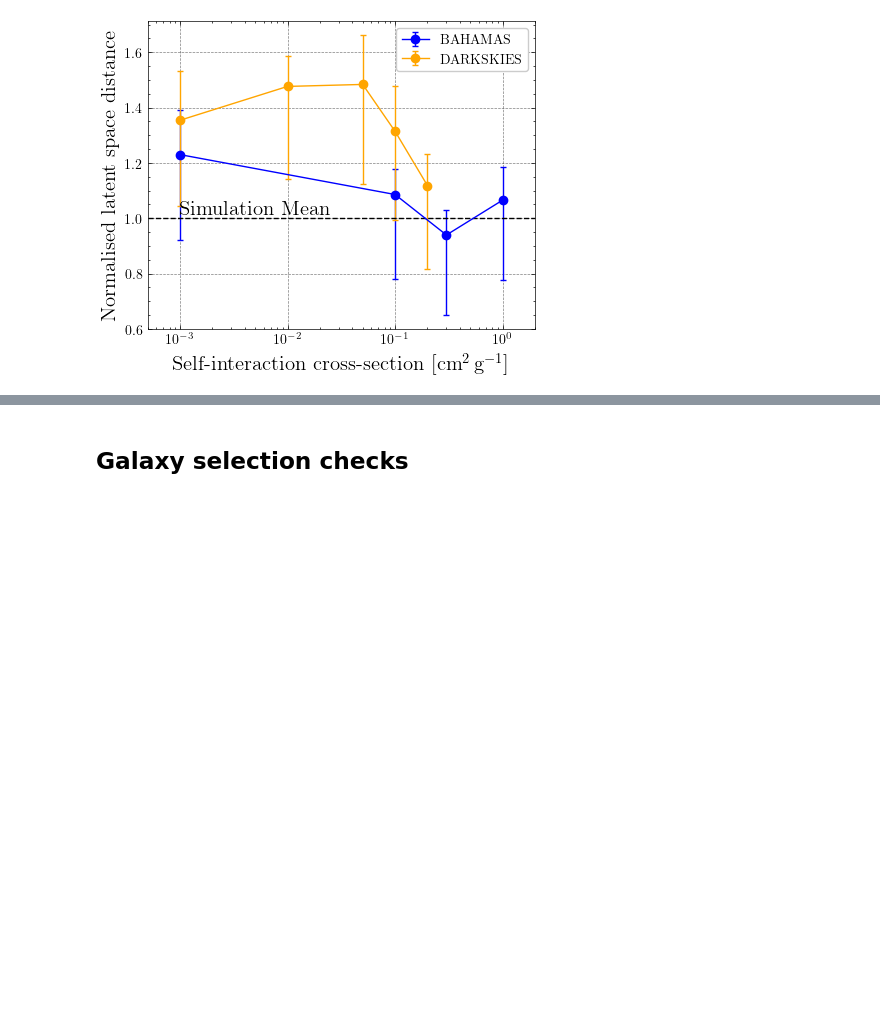
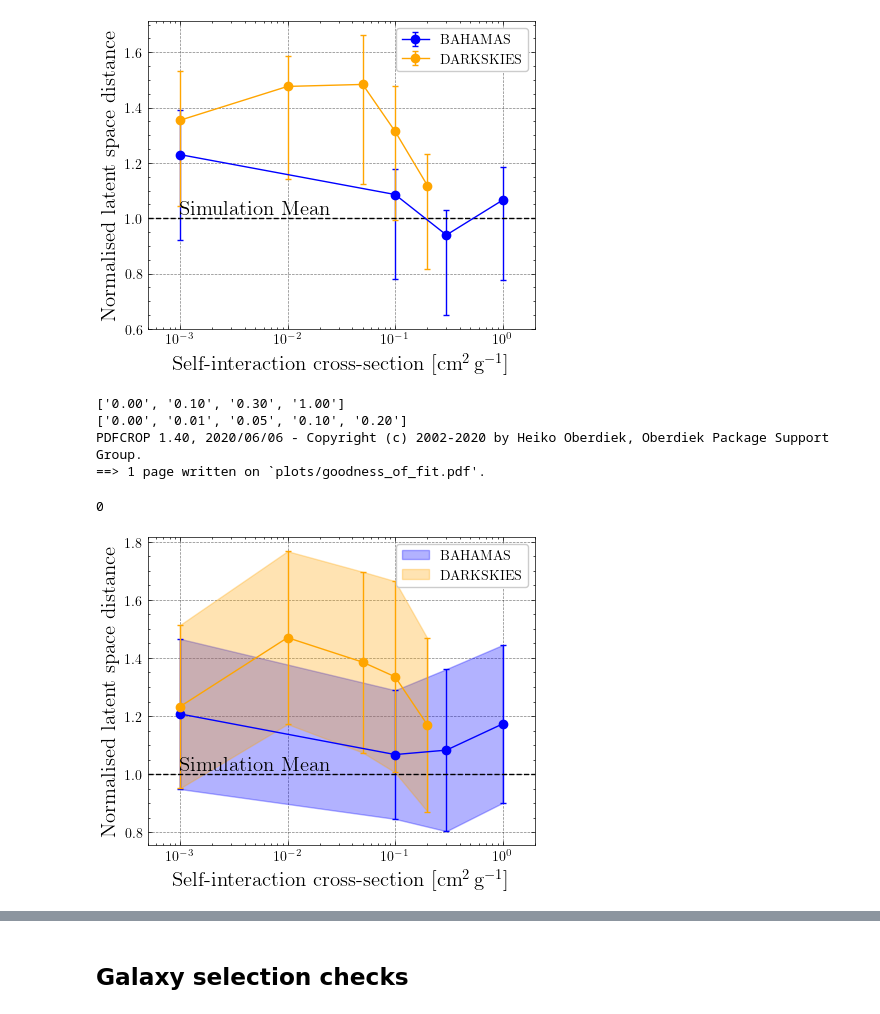
Before and after one commit to davidharvey1986/ml_a2744, a Jupyter notebook: notebooks/plots_for_paper.ipynb, the cells around one changed output, grey strips where cells are left out. Drawn from its saved outputs; the diff is of its cells as text; code cells hidden in the pictures; blank space fills up the shorter version.

```diff
--- a/notebooks/plots_for_paper.ipynb
+++ b/notebooks/plots_for_paper.ipynb
@@ -1357,9 +1382,20 @@ for tgt, iobs_dist in enumerate(obs_distance):
                 av_distances ,
                 err.T,
                 color=color[tgt],
-                fmt='-o', capsize=2,
-                label=domain[tgt]
+                fmt='-o', capsize=2
                )
+
+
+
+
+
+    #ax.fill_between(
+    #    cross,
+    #    av_distances-err[:,0], av_distances+err[:,1], color=color[tgt], alpha=0.3, label=domain[tgt])
+
+
+    print( list(latent_distances_tgt[tgt].keys()))
+
 
 ax.legend()
 ax.plot([5e-4,2],[1,1],'k--')
@@ -1376,3 +1412,56 @@ PDFCROP 1.40, 2020/06/06 - Copyright (c) 2002-2020 by Heiko Oberdiek, Oberdiek P
 ==> 1 page written on `plots/goodness_of_fit.pdf'.
 0
 [figure]
+# %%
+
+
+plt.figure(figsize=(5,4))
+
+ax = plt.gca()
+
+obs_distance = pkl.load(open("pickles/obs_latent_distance.pkl","rb"))
+
+color=['blue','orange']
+domain = ['BAHAMAS','DARKSKIES']
+
+for tgt, iobs_dist in enumerate(obs_distance):
+
+    cross = np.array(list(iobs_dist.keys()))
+    cross[ cross == 0] = 1e-3
+
+    av_distances = np.array([np.mean(iobs_dist[i]) for i in iobs_dist.keys()])
+    err = np.array([np.std(iobs_dist[i]) for i in iobs_dist.keys()])/nmodels**(0.18)
+    ax.errorbar(cross,
+                av_distances ,
+                err,
+                color=color[tgt], fmt='-o', capsize=2)
+
+
+
+
+
+    ax.fill_between(
+        cross,
+        av_distances-err, av_distances+err, color=color[tgt], alpha=0.3, label=domain[tgt])
+
+
+    print( list(latent_distances_tgt[tgt].keys()))
+
+
+ax.legend()
+ax.plot([5e-4,2],[1,1],'k--')
+ax.text(0.001,1.0, 'Simulation Mean', ha='left', va='bottom', fontsize=15)
+ax.set_xlim(5e-4,2)
+ax.set_xscale('log')
+ax.set_ylabel("Normalised latent space distance", fontsize=15)
+ax.set_xlabel("Self-interaction cross-section $[\mathrm{cm}^2\,\mathrm{g}^{-1}]$", fontsize=15)
+fname="plots/goodness_of_fit.pdf"
+plt.savefig(fname)
+os.system(f"pdfcrop {fname} {fname}")
+# %% [output]
+['0.00', '0.10', '0.30', '1.00']
+['0.00', '0.01', '0.05', '0.10', '0.20']
+PDFCROP 1.40, 2020/06/06 - Copyright (c) 2002-2020 by Heiko Oberdiek, Oberdiek Package Support Group.
+==> 1 page written on `plots/goodness_of_fit.pdf'.
+0
+[figure, added]
```
Also changed, not shown: parts of 7 cells of this notebook, 7 other files.
